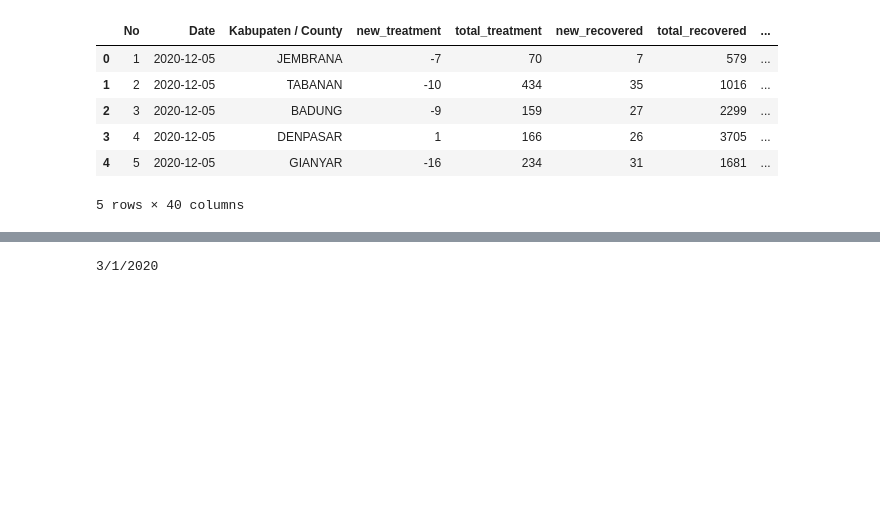
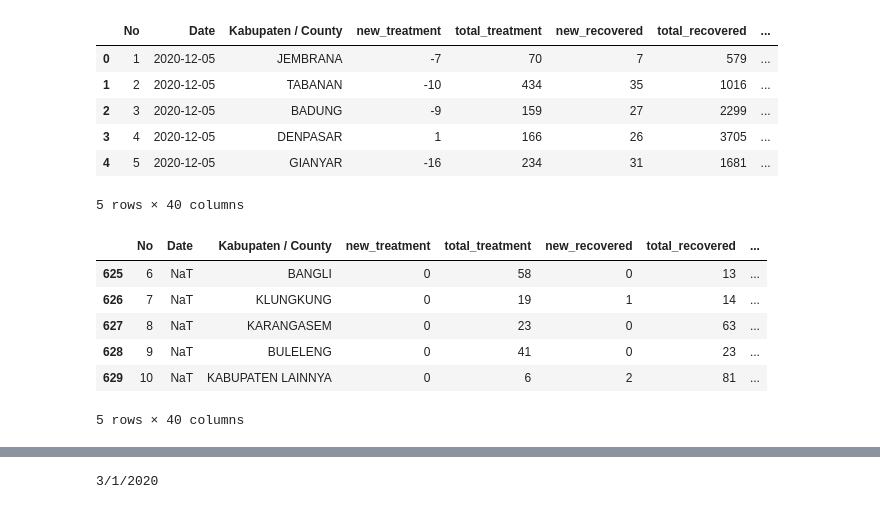
Before and after one commit to Svensone/bali-covid-app, a Jupyter notebook: data/daily_data_covid_bali_processing.ipynb, the cells around one changed output, grey strips where cells are left out. Drawn from its saved outputs; the diff is of its cells as text; code cells hidden in the pictures; blank space fills up the shorter version.

```diff
--- a/data/daily_data_covid_bali_processing.ipynb
+++ b/data/daily_data_covid_bali_processing.ipynb
@@ -72,16 +77,12 @@ Error: JSON line can't be decoded. JSONDecodeError('Extra data: line 1 column 7
 
 columns = [
     'No','Date', 'Kabupaten / County', 'new_treatment', 'total_treatment', 'new_recovered', 'total_recovered', 'new_deaths', 'total_deaths', 'new_cases', 'total_cases', 'Date1', 'no', 'new PPLN/PMI', 'total history-of-foreign-travel/ migrant-worker (PPLN/PMI)', 'new domestic-travel-history', 'total domestic-travel-history (PPDN)', 'new_local_transmission', 'total_local_transmission',	'new_other_transmission', 'total_other_transmission', 'new_cases' ,'total_cases', 'date' ]
-# %%
-
-# delete columns 11_x and 12_x since both are empty
-df_bali = df_bali.drop(['11_x', '12_x'], axis=1 )
 # %%
 # adjust column names
 
 print(len(df_bali.columns), len(columns))
 
 
-df_bali.columns= columns
-df_bali.iloc[-1]
+# df_bali.columns= columns
+# df_bali.iloc[-1]
 # %% [output]
@@ -290,6 +290,16 @@ df_merged.head()
 | 3 | 4 | 2020-12-05 | DENPASAR | 1 | 166 | 26 | 3705 | ... |
 | 4 | 5 | 2020-12-05 | GIANYAR | -16 | 234 | 31 | 1681 | ... |
 5 rows × 40 columns
+# %%
+df_merged.tail()
+# %% [output]
+|  | No | Date | Kabupaten / County | new_treatment | total_treatment | new_recovered | total_recovered | ... |
+| 625 | 6 | NaT | BANGLI | 0 | 58 | 0 | 13 | ... |
+| 626 | 7 | NaT | KLUNGKUNG | 0 | 19 | 1 | 14 | ... |
+| 627 | 8 | NaT | KARANGASEM | 0 | 23 | 0 | 63 | ... |
+| 628 | 9 | NaT | BULELENG | 0 | 41 | 0 | 23 | ... |
+| 629 | 10 | NaT | KABUPATEN LAINNYA | 0 | 6 | 2 | 81 | ... |
+5 rows × 40 columns
 # %%
 df_merged.to_csv('bali_regency_data.csv')
 # %%
```
Also changed, not shown: parts of 13 cells of this notebook, 3 other files.
